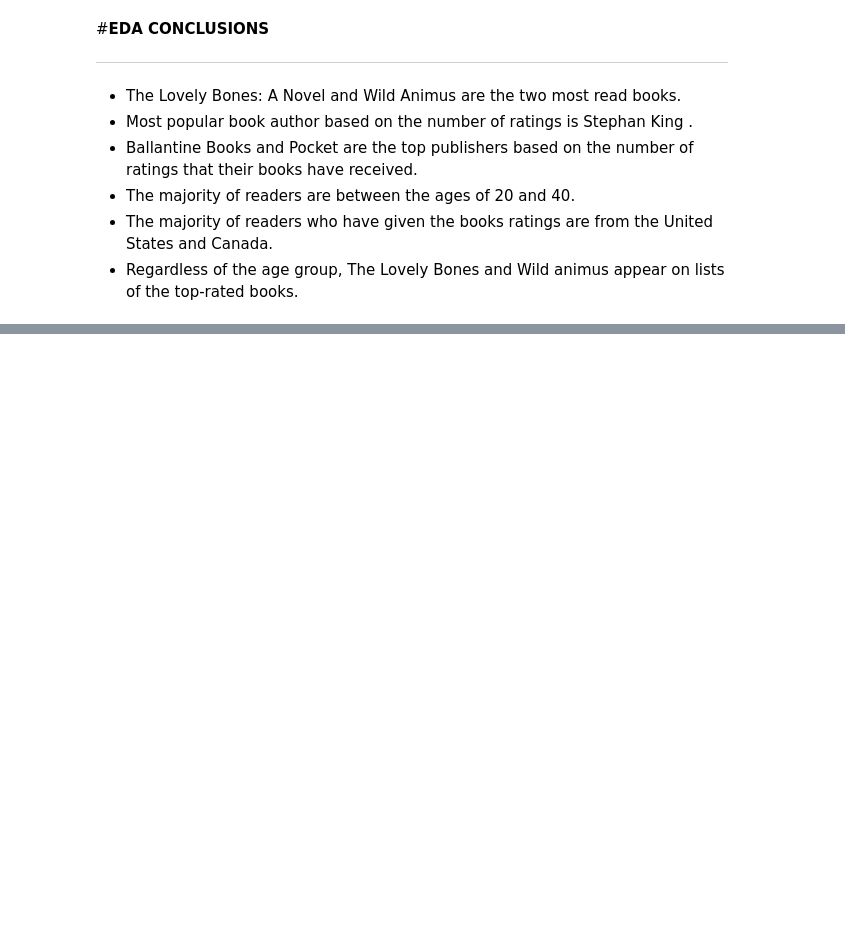
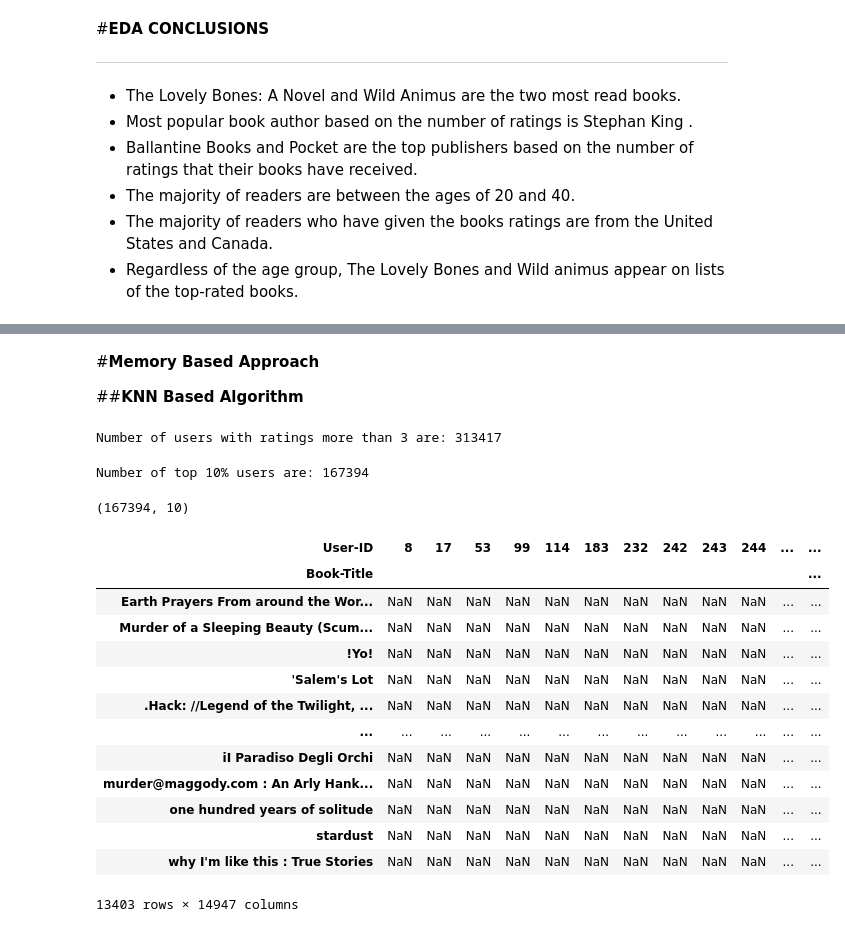
Before and after one commit to Ankita-chouhan-github/Book-Recommendation-System, a Jupyter notebook: Unsupervised_ML_Capstone_Project.ipynb, the cells around one changed output, grey strips where cells are left out. Saved outputs shown, nothing was run; the diff lists cells and outputs as text; code cells hidden in the pictures; blank space fills up the shorter version.

```diff
--- a/Unsupervised_ML_Capstone_Project.ipynb
+++ b/Unsupervised_ML_Capstone_Project.ipynb
@@ -991,0 +1118,50 @@ The year 2002 marks the highest number of published books.
+# %% [markdown]
+#**Memory Based Approach**
+
+##**KNN Based Algorithm**
+# %%
+# we kept running into memory issues, so decided to reduce some data by filtering things out
+# focussing on users with more than 3 ratings and top 10% most frequently rated books
+required_ratings = 3
+
+user = df['User-ID'].value_counts()
+user_list = user[user >required_ratings].index.to_list()
+filter_df = df[df['User-ID'].isin(user_list)]
+
+print('Number of users with ratings more than 3 are: {}'.format(filter_df.shape[0]))
+# %% [output]
+Number of users with ratings more than 3 are: 313417
+# %%
+# top 10% most frequently rated books
+required = len(filter_df.ISBN.unique()) * 0.1
+
+user_list = filter_df['Book-Title'].value_counts().head(int(required)).index.to_list()
+filter_df = filter_df[filter_df['Book-Title'].isin(user_list)]
+
+print('Number of top 10% users are: {}'.format(filter_df.shape[0]))
+# %% [output]
+Number of top 10% users are: 167394
+# %%
+# shape of final dataset
+filter_df.shape
+# %% [output]
+(167394, 10)
+# %%
+# creating a pivot table
+table = filter_df.pivot_table(columns='User-ID', index='Book-Title', values='Book-Rating')
+table
+# %% [output]
+| User-ID | 8 | 17 | 53 | 99 | 114 | 183 | 232 | 242 | 243 | 244 | ... | ... |
+| Book-Title |  |  |  |  |  |  |  |  |  |  |  | ... |
+| Earth Prayers From around the Wor... | NaN | NaN | NaN | NaN | NaN | NaN | NaN | NaN | NaN | NaN | ... | ... |
+| Murder of a Sleeping Beauty (Scum... | NaN | NaN | NaN | NaN | NaN | NaN | NaN | NaN | NaN | NaN | ... | ... |
+| !Yo! | NaN | NaN | NaN | NaN | NaN | NaN | NaN | NaN | NaN | NaN | ... | ... |
+| 'Salem's Lot | NaN | NaN | NaN | NaN | NaN | NaN | NaN | NaN | NaN | NaN | ... | ... |
+| .Hack: //Legend of the Twilight, ... | NaN | NaN | NaN | NaN | NaN | NaN | NaN | NaN | NaN | NaN | ... | ... |
+| ... | ... | ... | ... | ... | ... | ... | ... | ... | ... | ... | ... | ... |
+| iI Paradiso Degli Orchi | NaN | NaN | NaN | NaN | NaN | NaN | NaN | NaN | NaN | NaN | ... | ... |
+| murder@maggody.com : An Arly Hank... | NaN | NaN | NaN | NaN | NaN | NaN | NaN | NaN | NaN | NaN | ... | ... |
+| one hundred years of solitude | NaN | NaN | NaN | NaN | NaN | NaN | NaN | NaN | NaN | NaN | ... | ... |
+| stardust | NaN | NaN | NaN | NaN | NaN | NaN | NaN | NaN | NaN | NaN | ... | ... |
+| why I'm like this : True Stories | NaN | NaN | NaN | NaN | NaN | NaN | NaN | NaN | NaN | NaN | ... | ... |
+13403 rows × 14947 columns
```
Also changed, not shown: parts of 75 cells of this notebook.
